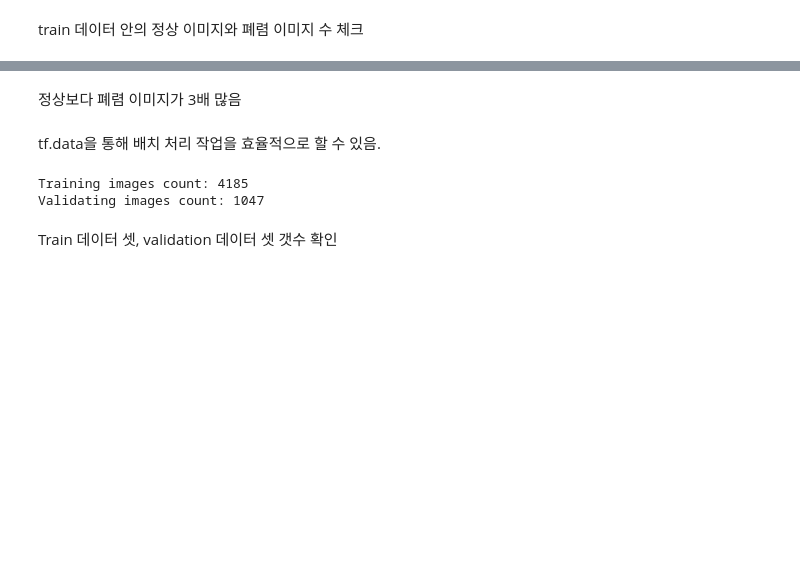
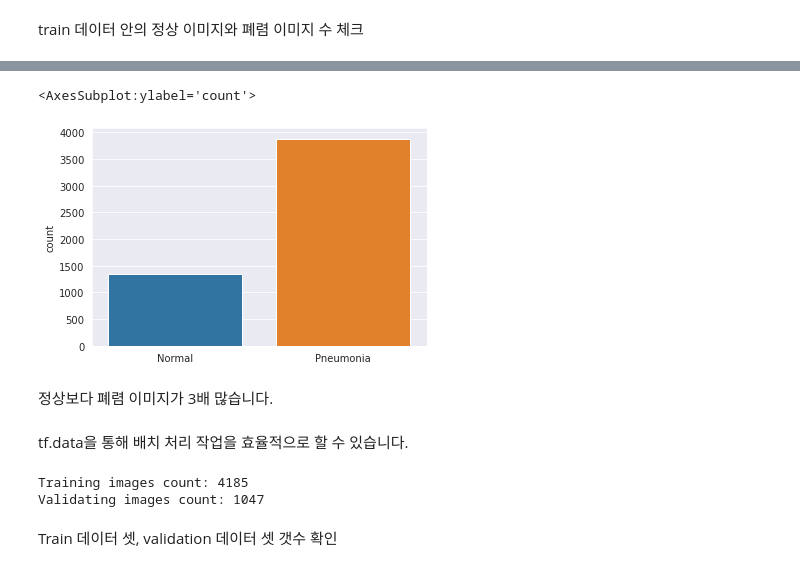
Before and after one commit to hayaseleu/SSAC_classifications, a Jupyter notebook: E-14 Chest X-Ray Images/E14 Chest X-Ray Images (Pneumonia)_report.ipynb, the cells around one changed output, grey strips where cells are left out. Saved outputs shown, nothing was run; the diff lists cells and outputs as text; code cells hidden in the pictures; blank space fills up the shorter version.

```diff
--- a/E-14 Chest X-Ray Images/E14 Chest X-Ray Images (Pneumonia)_report.ipynb
+++ b/E-14 Chest X-Ray Images/E14 Chest X-Ray Images (Pneumonia)_report.ipynb
@@ -99,10 +102,22 @@ Pneumonia images count in training set: 3126
+# %%
+l = []
+for filename in filenames:
+    if( "PNEUMONIA" in filename):
+        l.append("Pneumonia")
+    else:
+        l.append("Normal")
+sns.set_style('darkgrid')
+sns.countplot(l)
+# %% [output]
+<AxesSubplot:ylabel='count'>
+[figure, added]
 # %% [markdown]
-정상보다 폐렴 이미지가 3배 많음
+정상보다 폐렴 이미지가 3배 많습니다.
 # %%
 train_list_ds  = tf.data.Dataset.from_tensor_slices(train_filenames)
 val_list_ds = tf.data.Dataset.from_tensor_slices(val_filenames)
 # %% [markdown]
- tf.data을 통해 배치 처리 작업을 효율적으로 할 수 있음.
+ tf.data을 통해 배치 처리 작업을 효율적으로 할 수 있습니다.
 # %%
 TRAIN_IMG_COUNT = tf.data.experimental.cardinality(train_list_ds).numpy()
 
```
Also changed, not shown: parts of 65 cells of this notebook.
